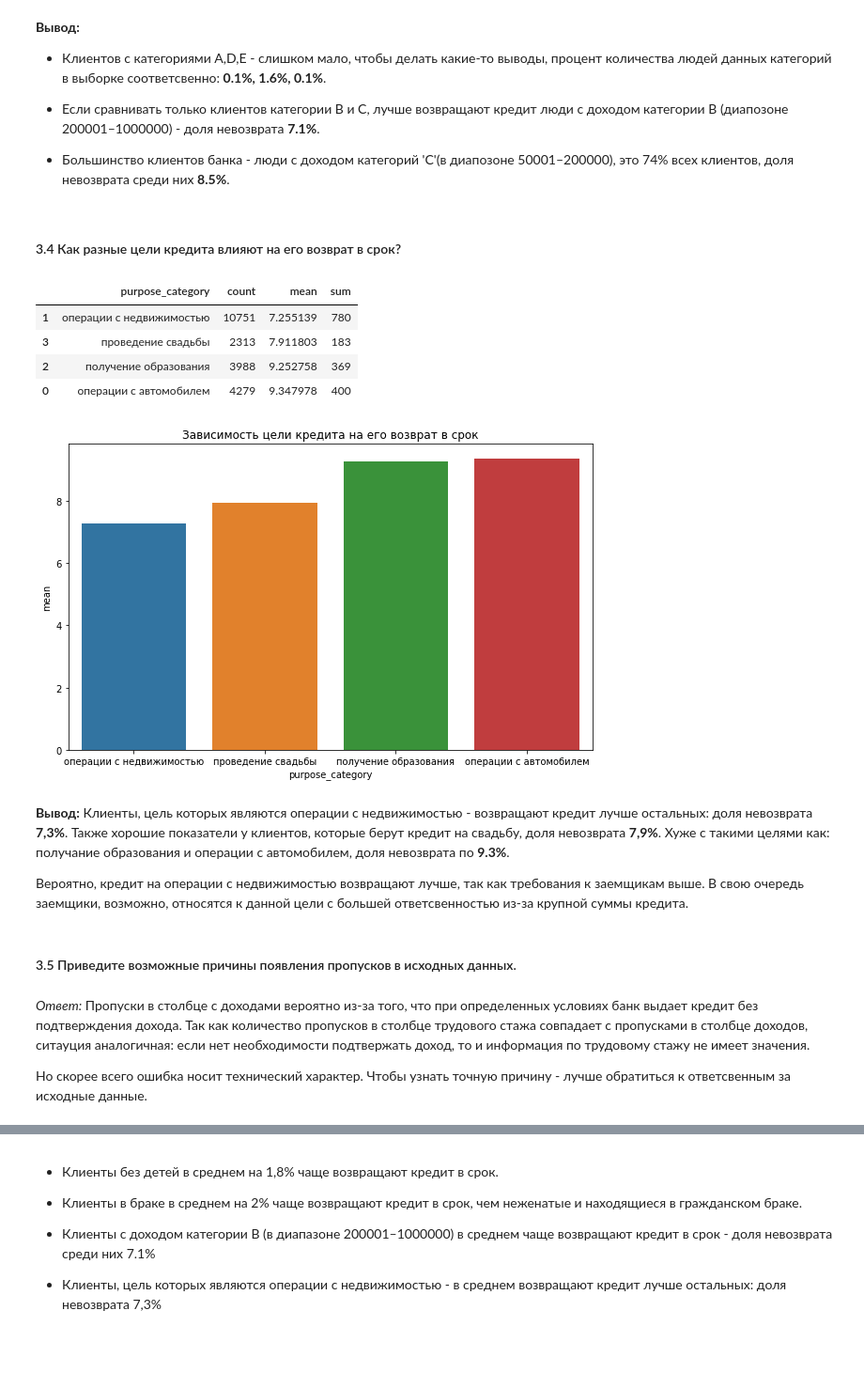
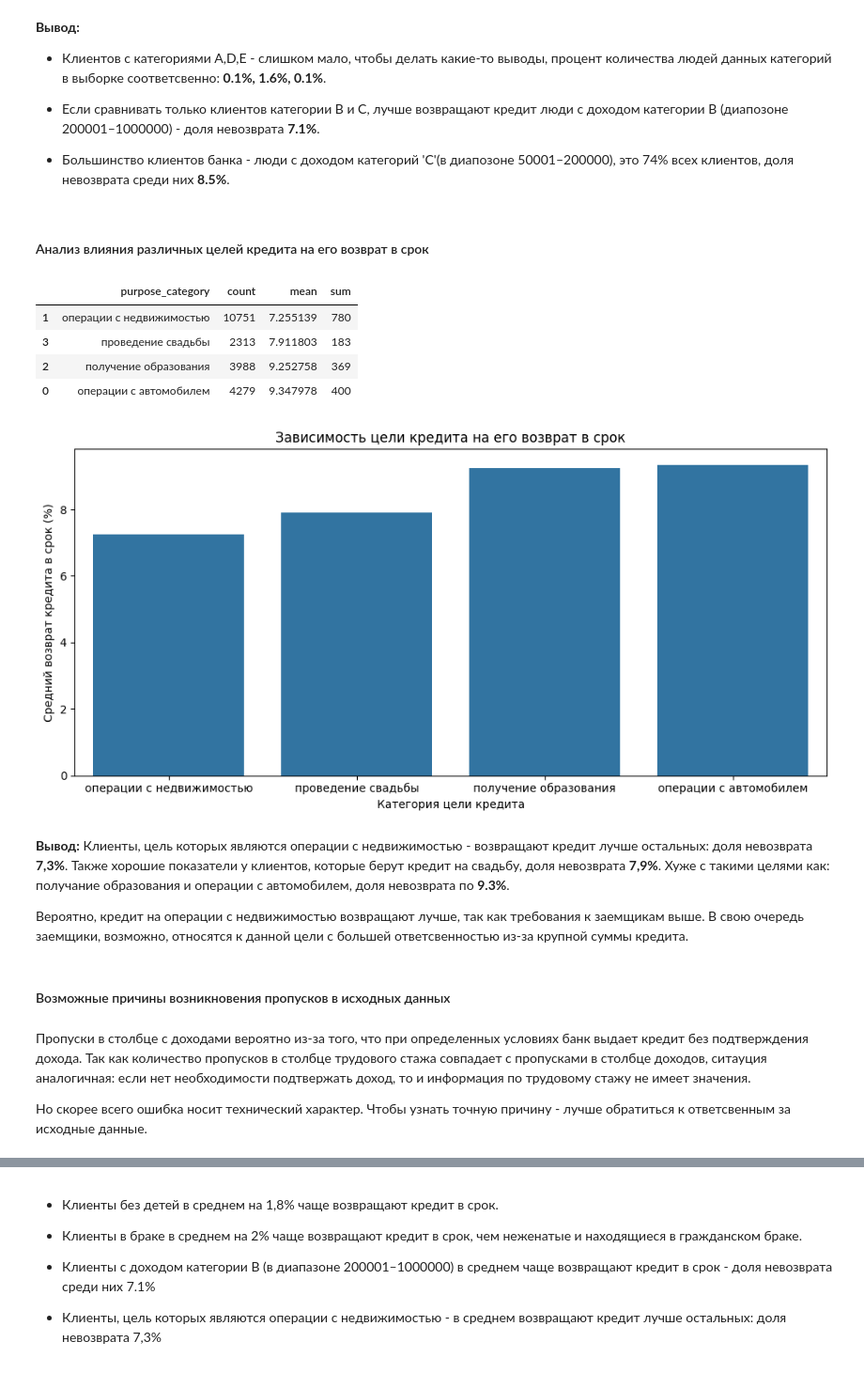
Before and after one commit to ElmiraG/practicum_projects, a Jupyter notebook: 1. borrower_reliability_research/Исследование надежности заемщиков.ipynb, the cells around one changed output, grey strips where cells are left out. Shown: that part at 94% size. Drawn from its saved outputs; the diff is of its cells as text; code cells hidden in the pictures.

```diff
--- a/1. borrower_reliability_research/Исследование надежности заемщиков.ipynb
+++ b/1. borrower_reliability_research/Исследование надежности заемщиков.ipynb
@@ -165,2 +172,3 @@ dtype: int64
-# %%
-data['total_income'] = data['total_income'].astype(int)
+# %%
+#  Изменение типа данных в столбце на целочисленный
+data['total_income'] = data['total_income'].astype('int64')
@@ -194,7 +241,8 @@ data = data.drop_duplicates()
 # %%
 def categorize_floor(floor):
+    # Функция для категоризации уровня дохода по заданным диапазонам
     try:
-        if 0 <= income <= 30000:
+        if 0 <= floor <= 30000:
             return 'E'
         elif 30001 <= floor <= 50000:
             return 'D'
@@ -205,4 +253,7 @@ def categorize_floor(floor):
         elif floor >= 1000001:
             return 'A'
     except:
-        pass
+        return None  # Возврат None в случае ошибки
+
+# Применение функции categorize_floor для создания новой категории дохода на основе общего дохода
+data['total_income_category'] = data['total_income'].apply(categorize_floor)
@@ -449,10 +531,18 @@ print('процент количества людей категории C в в
 
 -  Большинство клиентов банка  - люди с доходом категорий 'C'(в диапозоне 50001–200000), это 74% всех клиентов, доля невозврата среди них **8.5%**.
 # %% [markdown]
-#### 3.4 Как разные цели кредита влияют на его возврат в срок?
+#### Анализ влияния различных целей кредита на его возврат в срок
 # %%
-purpose_debt=data.pivot_table(index='purpose_category', values='debt', aggfunc=['count', 'mean', 'sum']).reset_index().droplevel(1, axis=1).sort_values('mean')
-purpose_debt['mean'] = purpose_debt['mean']*100 #перевожу среднее значение debt в проценты для удобства просмотра результатов
+# Создание сводной таблицы для анализа задолженности по категориям целей кредита
+purpose_debt = data.pivot_table(index='purpose_category', values='debt', aggfunc=['count', 'mean', 'sum'])\
+    .reset_index()\
+    .droplevel(1, axis=1)\
+    .sort_values('mean')  # Сортировка по среднему значению задолженности
+
+# Перевод среднего значения задолженности в проценты для удобства анализа
+purpose_debt['mean'] = purpose_debt['mean'] * 100
+
+# Вывод таблицы с результатами
 purpose_debt
 # %% [output]
 |  | purpose_category | count | mean | sum |
@@ -461,12 +551,21 @@ purpose_debt
 | 2 | получение образования | 3988 | 9.252758 | 369 |
 | 0 | операции с автомобилем | 4279 | 9.347978 | 400 |
 # %%
-fig, ax = plt.subplots(figsize=(10, 6)) #расширяю график для удобства просмотра
+# Построение столбчатой диаграммы зависимости целей кредита от его возврата в срок
+fig, ax = plt.subplots(figsize=(10, 5))
 
-sns.barplot(x='purpose_category', y='mean',  data = purpose_debt).set(title='Зависимость цели кредита на его возврат в срок');
+# Создание графика
+sns.barplot(x='purpose_category', y='mean', data=purpose_debt).set(title='Зависимость цели кредита на его возврат в срок')
+
+# Установка меток осей
+plt.xlabel('Категория цели кредита')
+plt.ylabel('Средний возврат кредита в срок (%)')
+
+# Отображение графика
+plt.tight_layout()
 plt.show()
 # %% [output]
-[figure, old version]
+[figure, new version]
 # %% [markdown]
 **Вывод:** Клиенты, цель которых являются операции с недвижимостью - возвращают кредит лучше остальных: доля невозврата **7,3%**.
 Также хорошие показатели у клиентов, которые берут кредит на свадьбу, доля невозврата **7,9%**.
@@ -474,9 +573,9 @@ plt.show()
 
 Вероятно, кредит на операции с недвижимостью возвращают лучше, так как требования к заемщикам выше. В свою очередь заемщики, возможно, относятся к данной цели с большей ответсвенностью из-за крупной суммы кредита.
 # %% [markdown]
-#### 3.5 Приведите возможные причины появления пропусков в исходных данных.
+#### Возможные причины возникновения пропусков в исходных данных
 # %% [markdown]
-*Ответ:* Пропуски в столбце с доходами вероятно из-за того, что при определенных условиях банк выдает кредит без подтверждения дохода.
+Пропуски в столбце с доходами вероятно из-за того, что при определенных условиях банк выдает кредит без подтверждения дохода.
 Так как количество пропусков в столбце трудового стажа совпадает с пропусками в столбце доходов, ситауция аналогичная: если нет необходимости подтвержать доход, то и информация по трудовому стажу не имеет значения.
 
 
```
Also changed, not shown: parts of 83 cells of this notebook.
